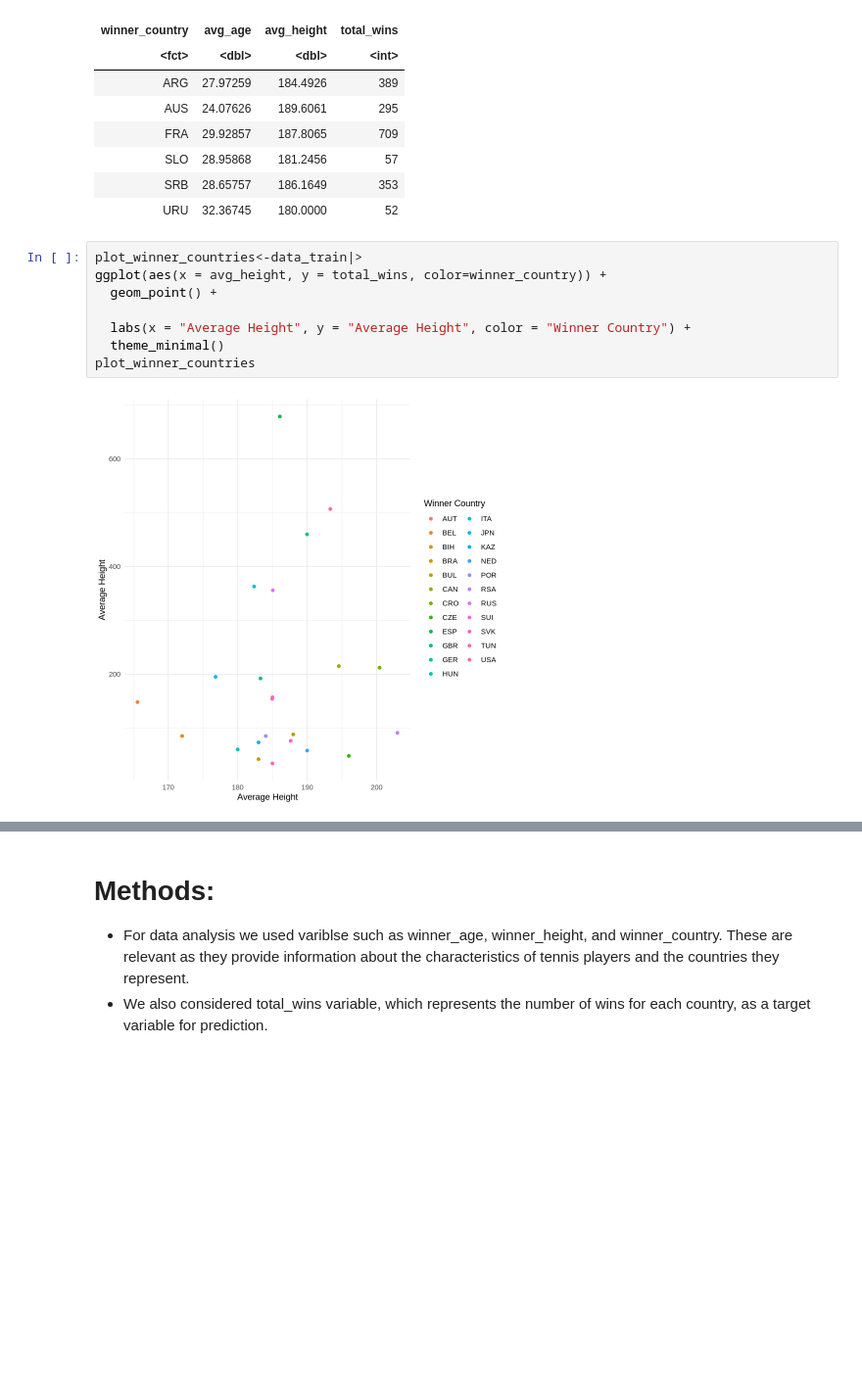
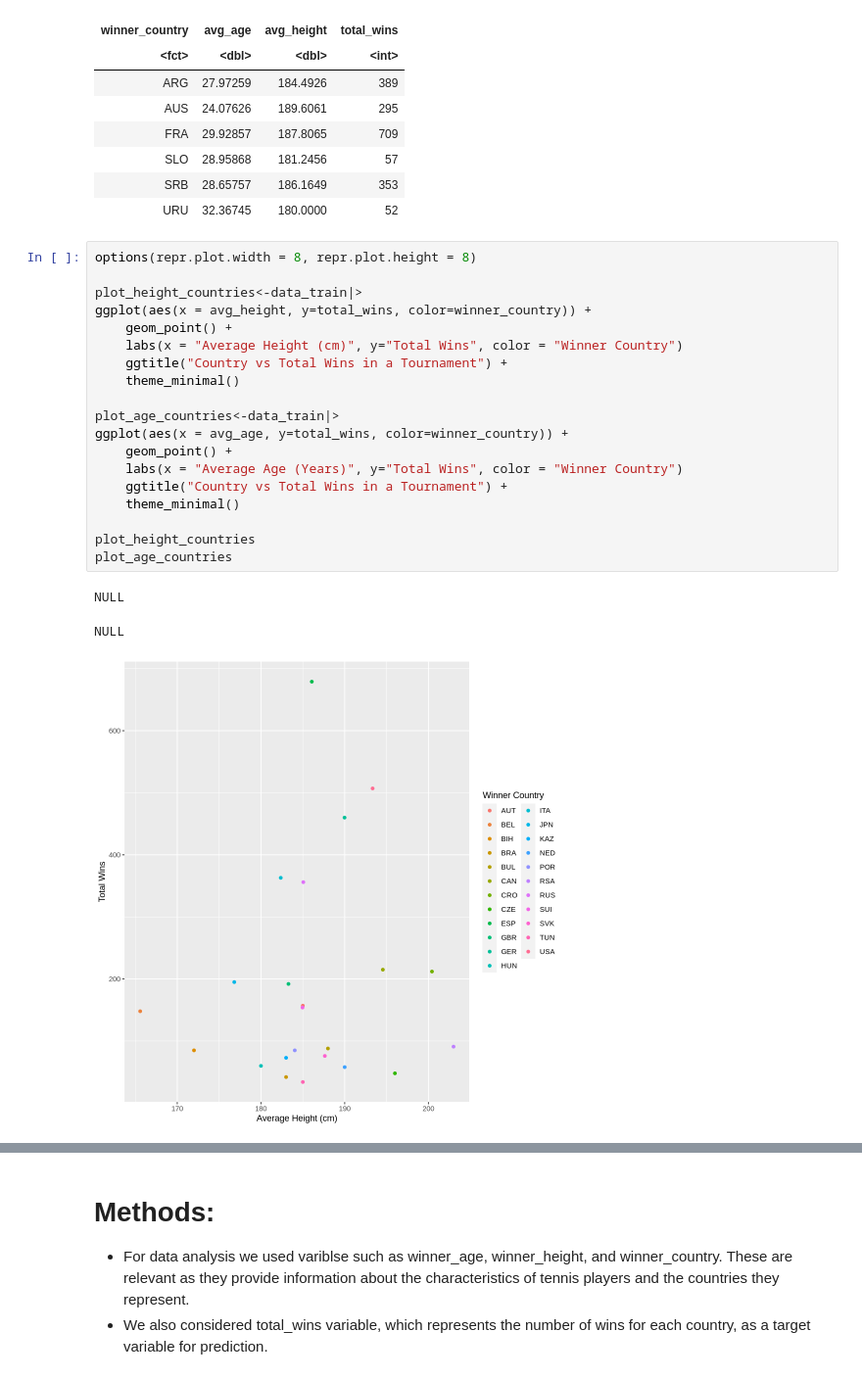
Before and after one commit to Ramnik2003/starting-dsci, a Jupyter notebook: GPP3.ipynb, the cells around one changed output, grey strips where cells are left out. Shown: that part at 98% size. Saved outputs shown, nothing was run; the diff lists cells and outputs as text; blank space fills up the shorter version.

```diff
--- a/GPP3.ipynb
+++ b/GPP3.ipynb
@@ -136,12 +137,25 @@ A tibble: 6 × 4
 | SRB | 28.65757 | 186.1649 | 353 |
 | URU | 32.36745 | 180.0000 | 52 |
 # %%
-plot_winner_countries<-data_train|>
-ggplot(aes(x = avg_height, y = total_wins, color=winner_country)) +
-  geom_point() +
+options(repr.plot.width = 8, repr.plot.height = 8)
 
-  labs(x = "Average Height", y = "Average Height", color = "Winner Country") +
-  theme_minimal()
-plot_winner_countries
+plot_height_countries<-data_train|>
+ggplot(aes(x = avg_height, y=total_wins, color=winner_country)) +
+    geom_point() +
+    labs(x = "Average Height (cm)", y="Total Wins", color = "Winner Country")
+    ggtitle("Country vs Total Wins in a Tournament") +
+    theme_minimal()
+
+plot_age_countries<-data_train|>
+ggplot(aes(x = avg_age, y=total_wins, color=winner_country)) +
+    geom_point() +
+    labs(x = "Average Age (Years)", y="Total Wins", color = "Winner Country")
+    ggtitle("Country vs Total Wins in a Tournament") +
+    theme_minimal()
+
+plot_height_countries
+plot_age_countries
 # %% [output]
+NULL
+NULL
-[figure, old version]
+[figure, new version]
```
Also changed, not shown: parts of 10 cells of this notebook.
